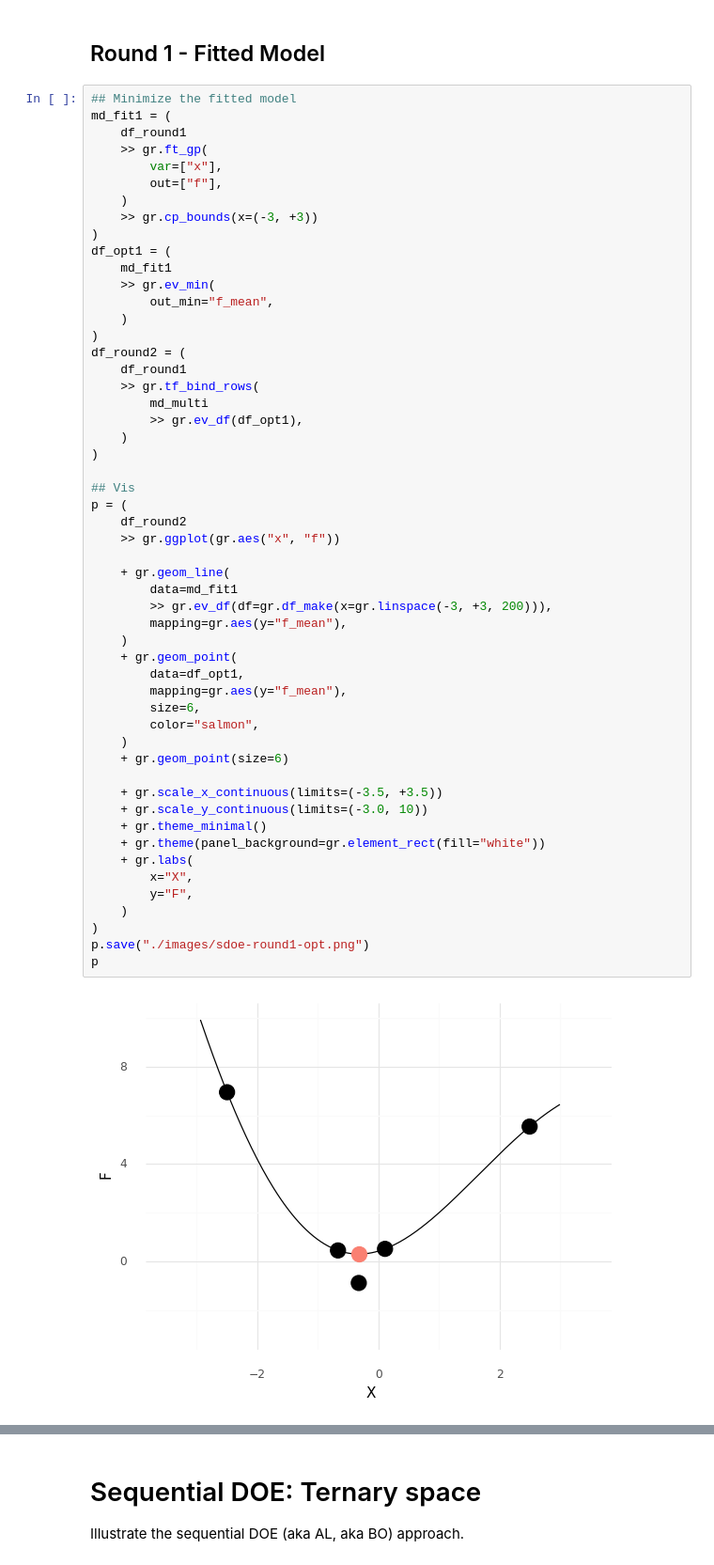
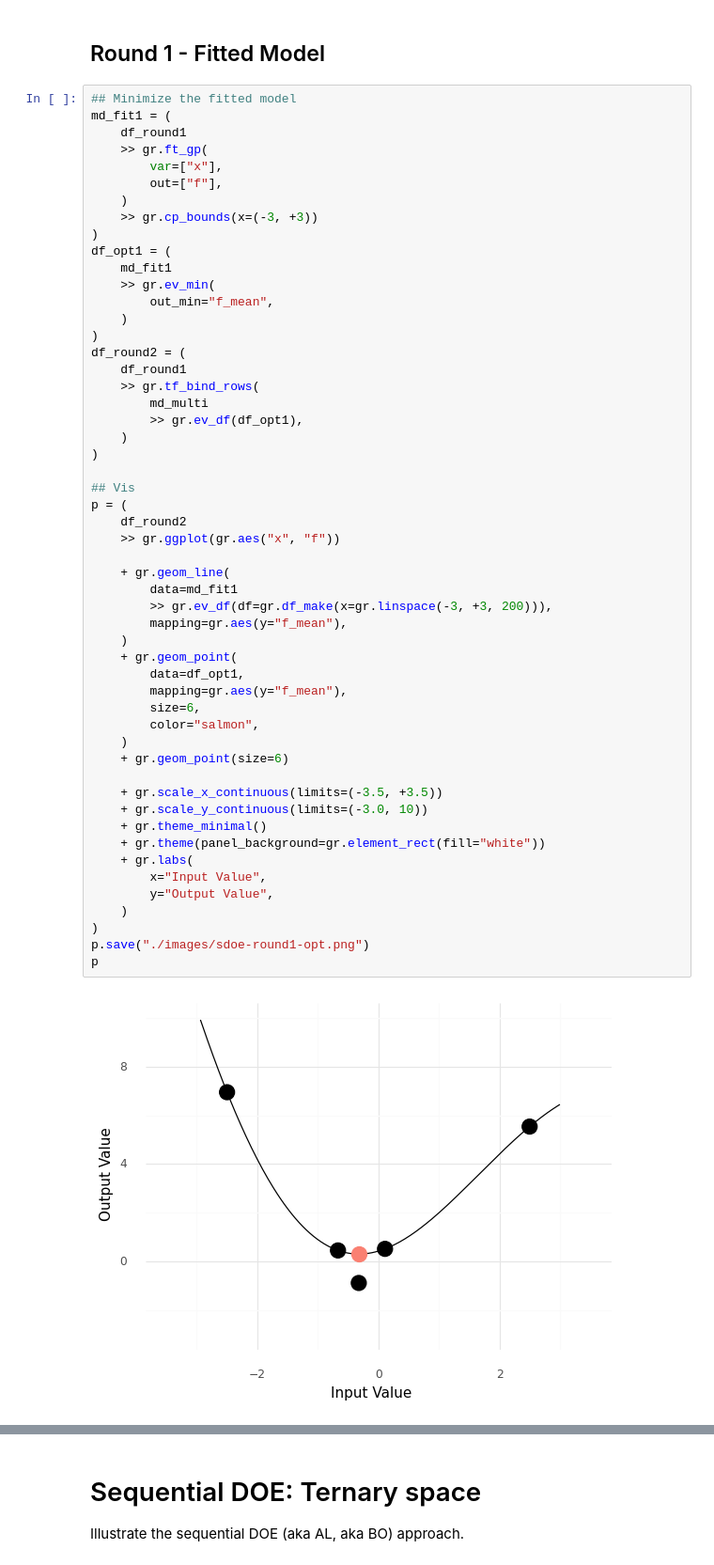
Before and after one commit to belisleb/perovskite-solar, a Jupyter notebook: figures.ipynb, the cells around one changed output, grey strips where cells are left out. Shown at 94% size. Drawn from its saved outputs; the diff is of its cells as text.

```diff
--- a/figures.ipynb
+++ b/figures.ipynb
@@ -870,33 +870,33 @@ df_round2 = (
 )
 
 ## Vis
 p = (
     df_round2
     >> gr.ggplot(gr.aes("x", "f"))
 
     + gr.geom_line(
         data=md_fit1
         >> gr.ev_df(df=gr.df_make(x=gr.linspace(-3, +3, 200))),
         mapping=gr.aes(y="f_mean"),
     )
     + gr.geom_point(
         data=df_opt1,
         mapping=gr.aes(y="f_mean"),
         size=6,
         color="salmon",
     )
     + gr.geom_point(size=6)
 
     + gr.scale_x_continuous(limits=(-3.5, +3.5))
     + gr.scale_y_continuous(limits=(-3.0, 10))
     + gr.theme_minimal()
     + gr.theme(panel_background=gr.element_rect(fill="white"))
     + gr.labs(
-        x="X",
-        y="F",
+        x="Input Value",
+        y="Output Value",
     )
 )
 p.save("./images/sdoe-round1-opt.png")
 p
 # %% [output]
-[figure, old version]
+[figure, new version]
```
Also changed, not shown: parts of 19 cells of this notebook.
